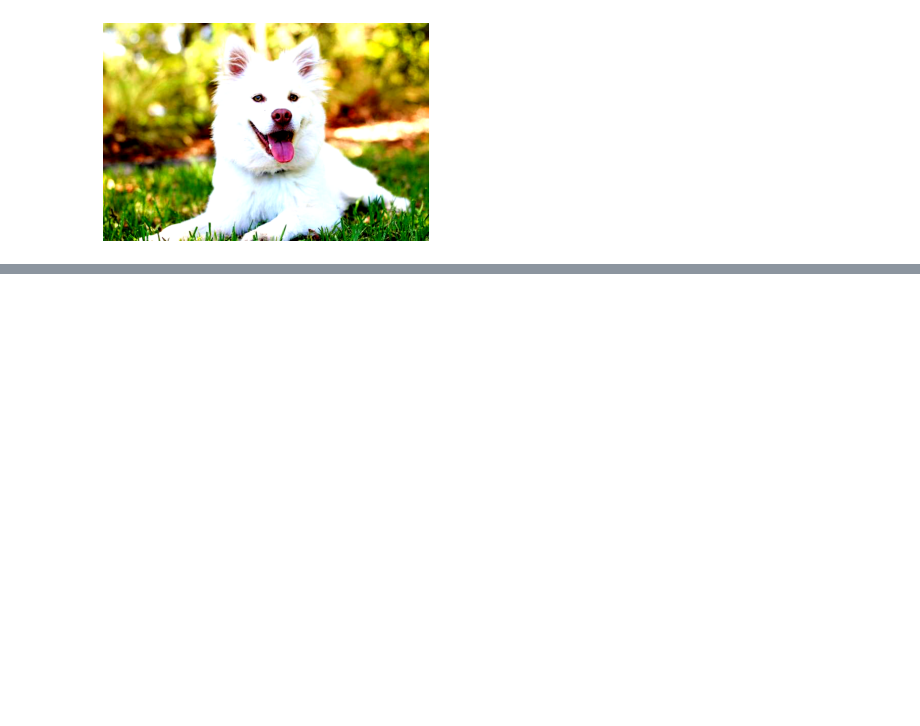
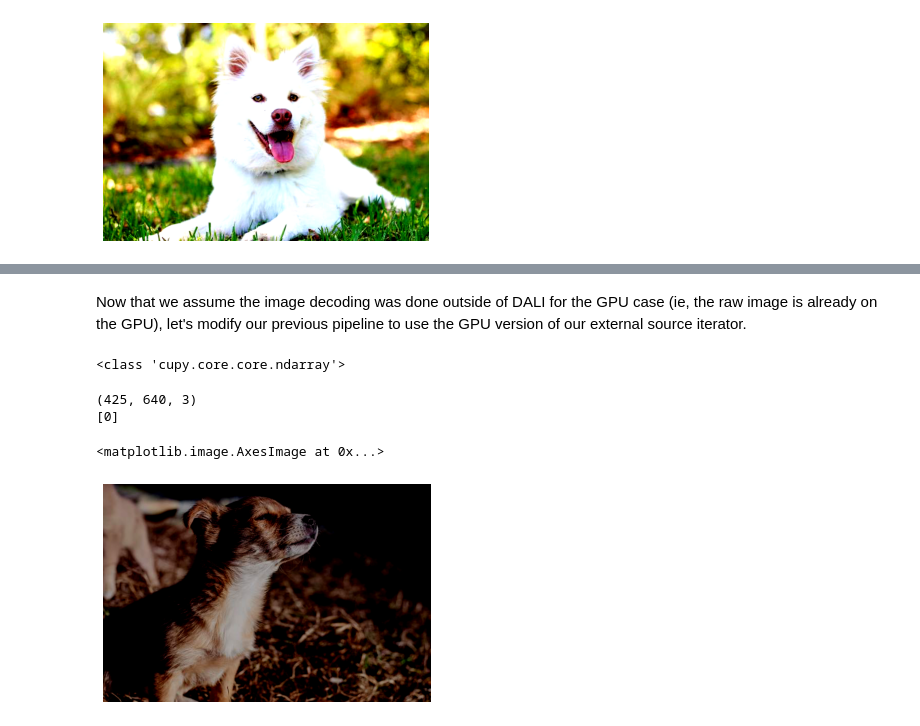
Before and after one commit to evdcush/DALI, a Jupyter notebook: dali/data_loading.ipynb, the cells around one changed output, grey strips where cells are left out. Saved outputs shown, nothing was run; the diff lists cells and outputs as text; code cells hidden in the pictures; blank space fills up the shorter version.

```diff
--- a/dali/data_loading.ipynb
+++ b/dali/data_loading.ipynb
@@ -115,0 +149,42 @@ plt.imshow(img)
+# %% [markdown]
+Now that we assume the image decoding was done outside of DALI for the GPU case (ie, the raw image is already on the GPU), let's modify our previous pipeline to use the GPU version of our external source iterator.
+# %%
+ext_iter_gpu = ExternalInputGpuIterator(batch_size)
+print(type(next(iter(ext_iter_gpu))[0][0]))
+# %% [output]
+<class 'cupy.core.core.ndarray'>
+# %%
+class ExternalSourceGpuPipeline(Pipeline):
+    def __init__(self, batch_size, ext_inp_iter, num_threads,
+                 device_id):
+        super().__init__(batch_size, num_threads, device_id, seed=12)
+        self.source = ops.ExternalSource(device='gpu',
+                                         source=ext_inp_iter,
+                                         num_outputs=2)
+        self.enhance = ops.BrightnessContrast(device='gpu',
+                                              contrast=2)
+
+    def define_graph(self):
+        images, labels = self.source()
+        output = self.enhance(images)
+        return output, labels
+# %%
+pipe_gpu = ExternalSourceGpuPipeline(batch_size,ext_iter_gpu,
+                                     num_threads=2, device_id=0)
+pipe_gpu.build()
+# %%
+pipe_out_gpu = pipe_gpu.run()
+batch_gpu  = pipe_out_gpu[0].as_cpu() # dali.backend_impl.TensorListCPU
+labels_gpu = pipe_out_gpu[1].as_cpu() # dali.backend_impl.TensorListCPU
+
+# show img
+img = batch_gpu.at(2)
+print(img.shape)
+print(labels_gpu.at(2))
+plt.axis('off')
+plt.imshow(img)
+# %% [output]
+(425, 640, 3)
+[0]
+<matplotlib.image.AxesImage at 0x...>
+[figure, added]
```
Also changed, not shown: parts of 3 cells of this notebook.
